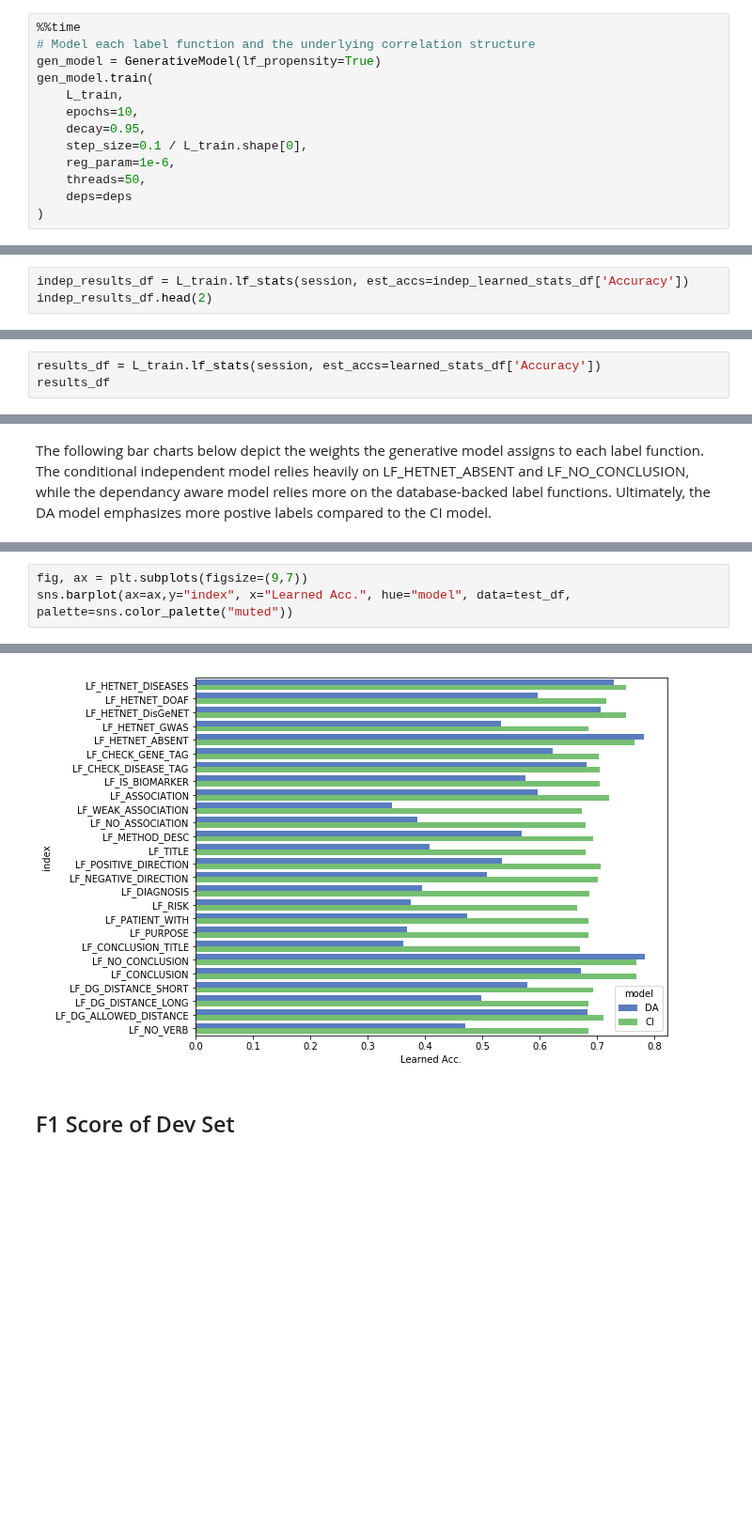
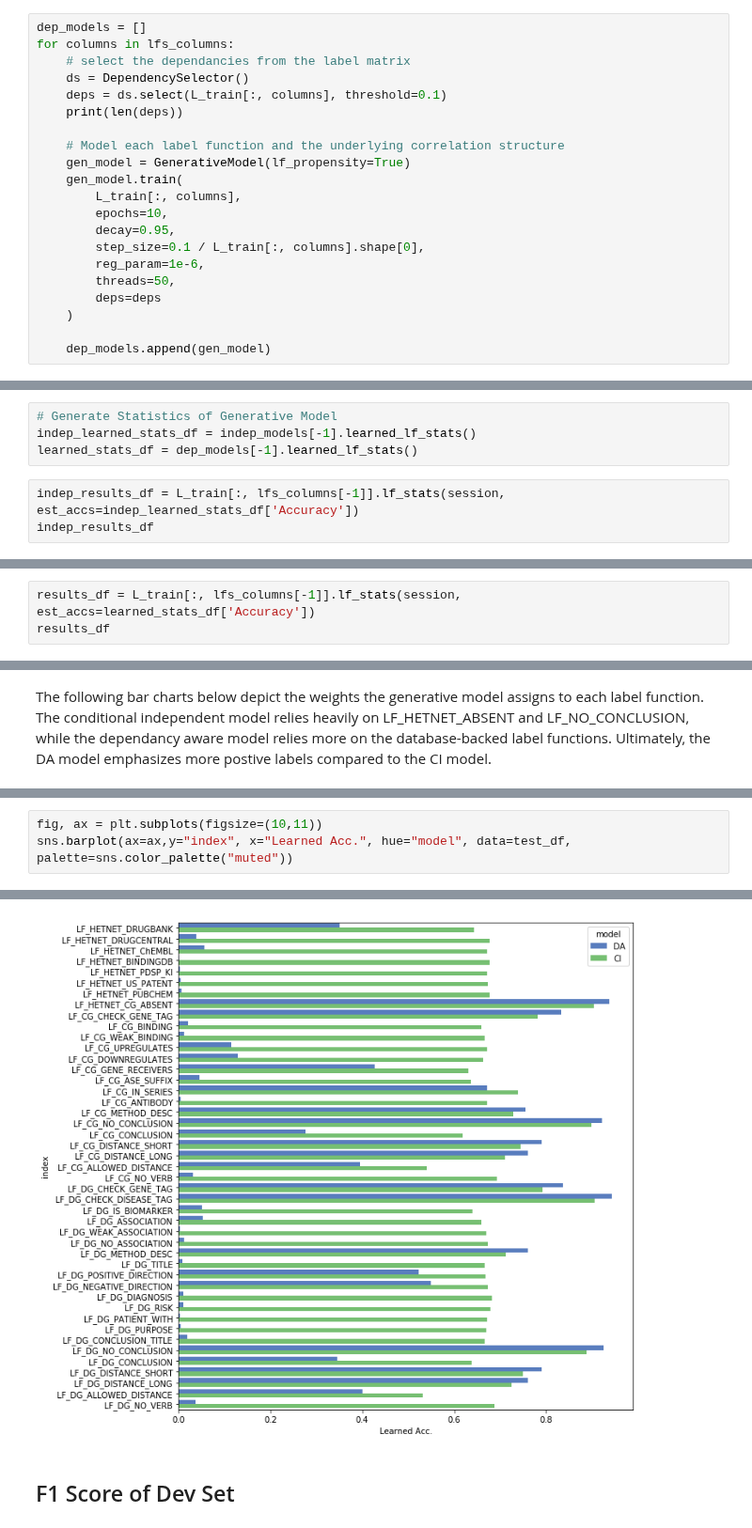
Before and after one commit to greenelab/snorkeling, a Jupyter notebook: All_Relationships/3.model-label-functions.ipynb, the cells around one changed output, grey strips where cells are left out. Shown at 94% size. Drawn from its saved outputs; the diff is of its cells as text; blank space fills up the shorter version.

```diff
--- a/All_Relationships/3.model-label-functions.ipynb
+++ b/All_Relationships/3.model-label-functions.ipynb
@@ -150,14 +162,22 @@ len(deps)
 # %%
-%%time
-# Model each label function and the underlying correlation structure
-gen_model = GenerativeModel(lf_propensity=True)
-gen_model.train(
-    L_train,
-    epochs=10,
-    decay=0.95,
-    step_size=0.1 / L_train.shape[0],
-    reg_param=1e-6,
-    threads=50,
-    deps=deps
-)
+dep_models = []
+for columns in lfs_columns:
+    # select the dependancies from the label matrix
+    ds = DependencySelector()
+    deps = ds.select(L_train[:, columns], threshold=0.1)
+    print(len(deps))
+
+    # Model each label function and the underlying correlation structure
+    gen_model = GenerativeModel(lf_propensity=True)
+    gen_model.train(
+        L_train[:, columns],
+        epochs=10,
+        decay=0.95,
+        step_size=0.1 / L_train[:, columns].shape[0],
+        reg_param=1e-6,
+        threads=50,
+        deps=deps
+    )
+
+    dep_models.append(gen_model)
 # %% [output]
@@ -199,8 +237,12 @@ plt.show()
 # Training Set Statistics
 # %% [markdown]
 Taking a closer look into the training set predictions, we can see how each label function individually performed. The two dataframes below contain the follwoing information: number of candidate sentences a label function has labeled (coverage), number of candidate sentences a label function agreed with another label function (overlaps), number of candidates a label function disagreed with another label function (conflicts), and lastly, the accuracy each label function has after training the generative model (Learned Acc).
+# %%
+# Generate Statistics of Generative Model
+indep_learned_stats_df = indep_models[-1].learned_lf_stats()
+learned_stats_df = dep_models[-1].learned_lf_stats()
 # %%
-indep_results_df = L_train.lf_stats(session, est_accs=indep_learned_stats_df['Accuracy'])
-indep_results_df.head(2)
+indep_results_df = L_train[:, lfs_columns[-1]].lf_stats(session, est_accs=indep_learned_stats_df['Accuracy'])
+indep_results_df
 # %% [output]
 |  | j | Coverage | Overlaps | Conflicts | Learned Acc. |
@@ -209,5 +265,5 @@ indep_results_df.head(2)
 # %%
-results_df = L_train.lf_stats(session, est_accs=learned_stats_df['Accuracy'])
+results_df = L_train[:, lfs_columns[-1]].lf_stats(session, est_accs=learned_stats_df['Accuracy'])
 results_df
 # %% [output]
 |  | j | Coverage | Overlaps | Conflicts | Learned Acc. |
@@ -243,9 +299,9 @@ test_df.head(2)
 # %%
-fig, ax = plt.subplots(figsize=(9,7))
+fig, ax = plt.subplots(figsize=(10,11))
 sns.barplot(ax=ax,y="index", x="Learned Acc.", hue="model", data=test_df, palette=sns.color_palette("muted"))
 # %% [output]
 <matplotlib.axes._subplots.AxesSubplot at 0x...>
-[figure, old version]
+[figure, new version]
 # %% [markdown]
 ## F1 Score of Dev Set
 # %% [markdown]
```
Also changed, not shown: parts of 60 cells of this notebook, 8 other files.
